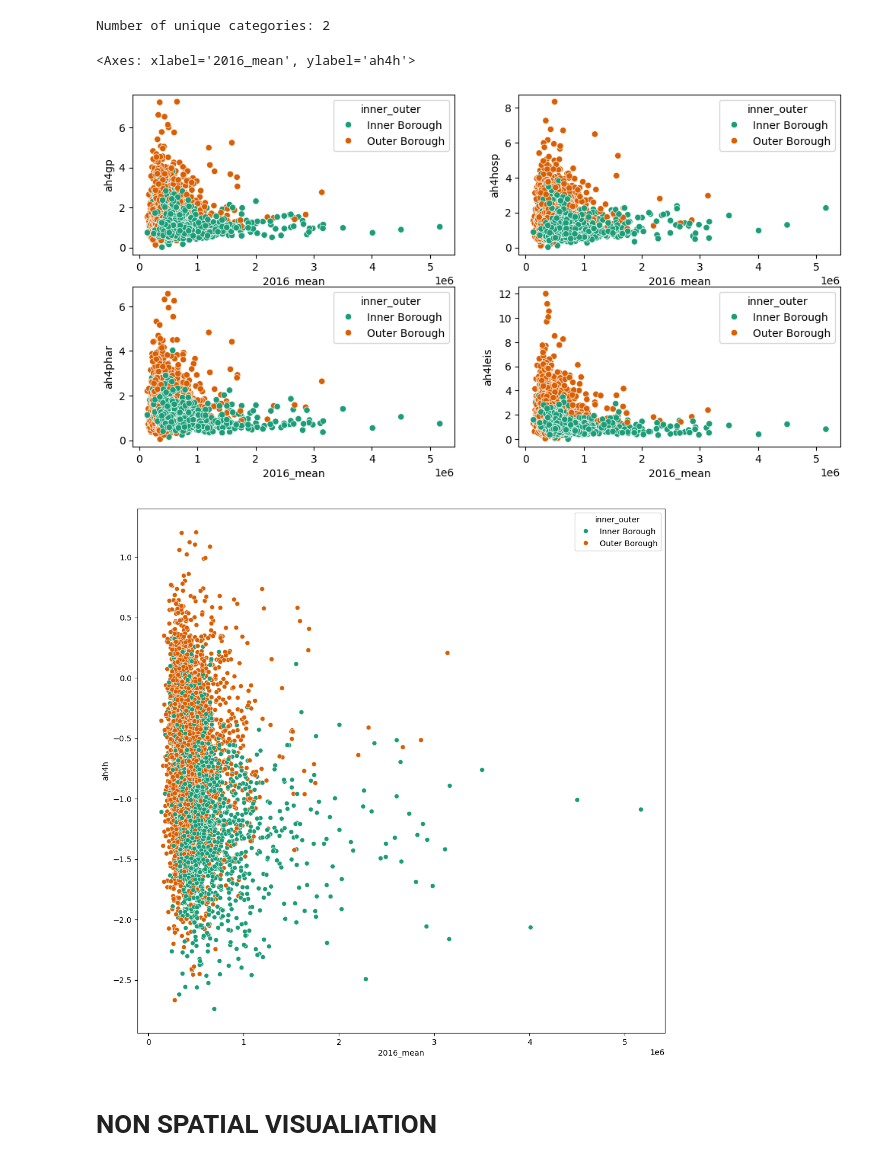
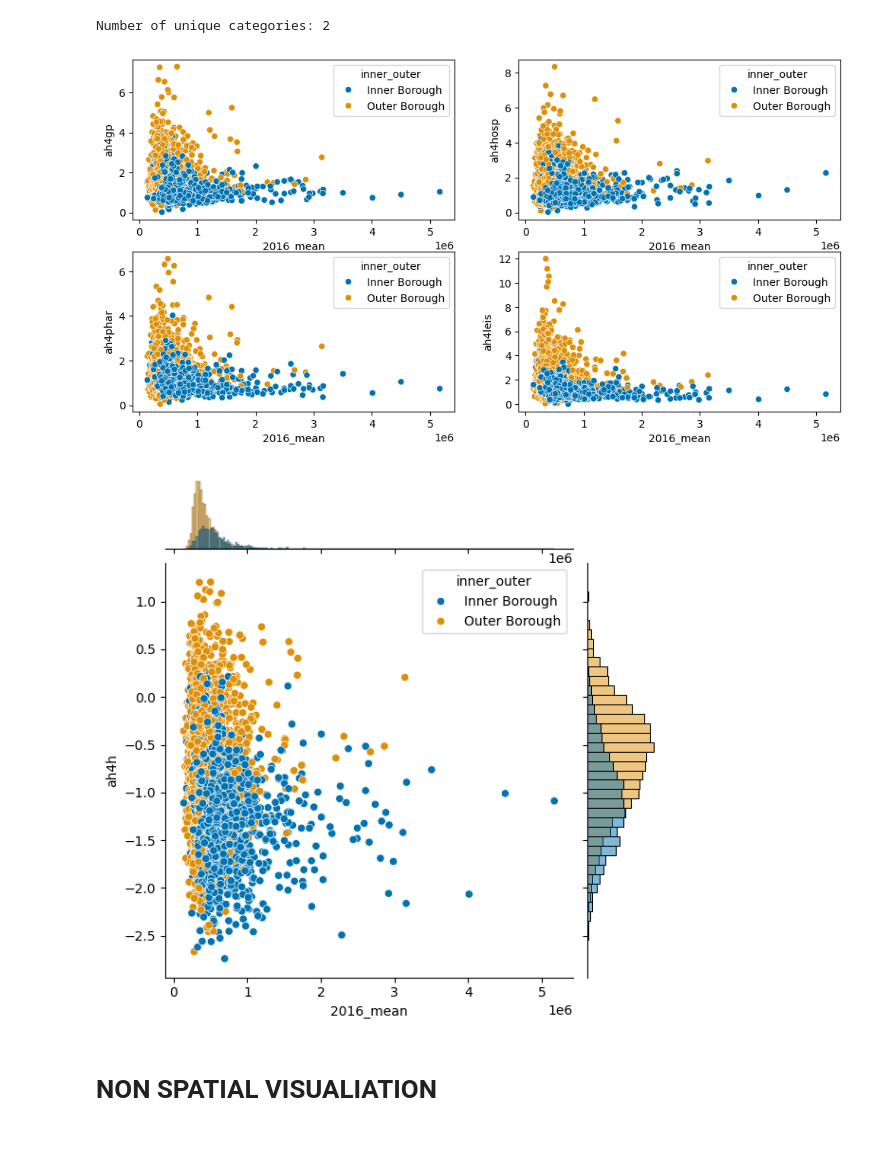
Before and after one commit to Jonathan-C-Barrett/GEOG5990M, a Jupyter notebook: GEOG5003M_Final_Project_template.ipynb, the cells around one changed output. Cells and saved outputs as stored; diff of their text form; code cells hidden in the pictures.

```diff
--- a/GEOG5003M_Final_Project_template.ipynb
+++ b/GEOG5003M_Final_Project_template.ipynb
@@ -488,26 +488,36 @@ Number of unique categories: 2
 # %%
 #create four subplots of health service individual variables
 f,ax = plt.subplots(2,2, figsize=(12,6))
 
 #plot distance to gp in plot 1
-sns.scatterplot(data=health_prop_clean, x='2016_mean', y='ah4gp', hue='inner_outer', palette='Dark2', ax=ax[0,0])
+sns.scatterplot(data=health_prop_clean, x='2016_mean', y='ah4gp', hue='inner_outer', palette='colorblind', ax=ax[0,0])
 
 #plot distance to hospital in plot 2
-sns.scatterplot(data=health_prop_clean, x='2016_mean', y='ah4hosp', hue='inner_outer', palette='Dark2', ax=ax[0,1])
+sns.scatterplot(data=health_prop_clean, x='2016_mean', y='ah4hosp', hue='inner_outer', palette='colorblind', ax=ax[0,1])
 
 #plot distance to pharmacy in plot 3
-sns.scatterplot(data=health_prop_clean, x='2016_mean', y='ah4phar', hue='inner_outer', palette='Dark2', ax=ax[1,0])
+sns.scatterplot(data=health_prop_clean, x='2016_mean', y='ah4phar', hue='inner_outer', palette='colorblind', ax=ax[1,0])
 
 #plot distance to leisure center in plot 4
-sns.scatterplot(data=health_prop_clean, x='2016_mean', y='ah4leis', hue='inner_outer', palette='Dark2', ax=ax[1,1])
+sns.scatterplot(data=health_prop_clean, x='2016_mean', y='ah4leis', hue='inner_outer', palette='colorblind', ax=ax[1,1])
 
 
-#create main figure with 1 subplot
-f,ax1 = plt.subplots(1, figsize=(12,12))
 
 #plot overal health access score vs property value
-sns.scatterplot(data=health_prop_clean, x='2016_mean', y='ah4h', hue='inner_outer', palette='Dark2', ax=ax1)
+g=sns.JointGrid(data=health_prop_clean, x='2016_mean', y='ah4h', hue="inner_outer")
+
+#plot health access score vs property value as scatter plot
+sns.scatterplot(data=health_prop_clean, x='2016_mean', y='ah4h', hue='inner_outer', palette='colorblind', ax=g.ax_joint)
+
+#plothistograms on x-axis showing distribution of house price
+sns.histplot(data=health_prop_clean, x='2016_mean', hue="inner_outer", palette='colorblind', ax=g.ax_marg_x)
+
+#plot histogram on y-axis showing distribution of health access score
+sns.histplot(data=health_prop_clean, y='ah4h', hue="inner_outer", palette='colorblind', ax=g.ax_marg_y)
+
+#Remove legend from axis histograms
+g.ax_marg_y.legend_.remove()
+g.ax_marg_x.legend_.remove()
 # %% [output]
-<Axes: xlabel='2016_mean', ylabel='ah4h'>
-[figure, old version]
+[figure, new version]
-[figure, old version]
+[figure, new version]
```
Also changed, not shown: parts of 1 cell of this notebook.
